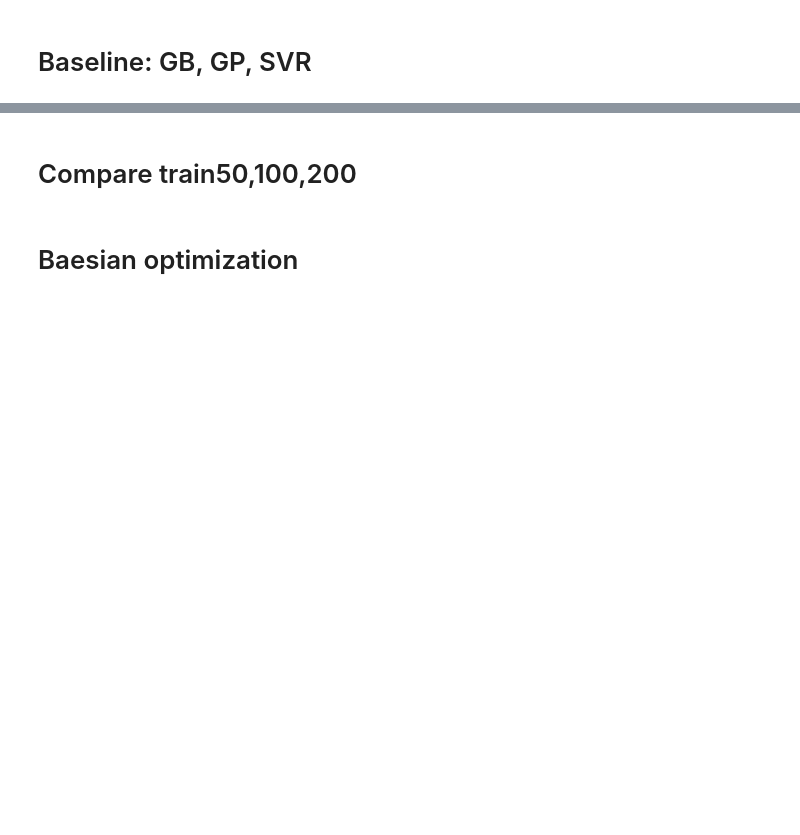
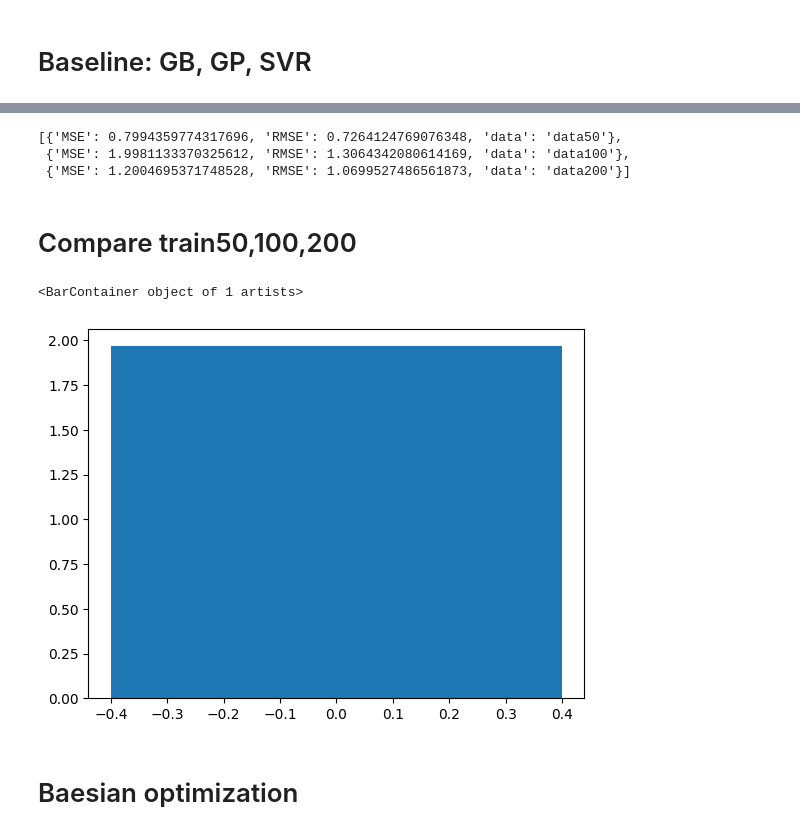
Before and after one commit to ernygati/masters_thesis_blockchain, a Jupyter notebook: diploma-optimal-blockchain.ipynb, the cells around one changed output, grey strips where cells are left out. Drawn from its saved outputs; the diff is of its cells as text; code cells hidden in the pictures; blank space fills up the shorter version.

```diff
--- a/diploma-optimal-blockchain.ipynb
+++ b/diploma-optimal-blockchain.ipynb
@@ -337,5 +364,16 @@ Best gpr MSE (test): 1.4549642128489677, RMSE: 1.1912563429084089
+# %%
+train_list
+# %% [output]
+[{'MSE': 0.7994359774317696, 'RMSE': 0.7264124769076348, 'data': 'data50'},
+ {'MSE': 1.9981133370325612, 'RMSE': 1.3064342080614169, 'data': 'data100'},
+ {'MSE': 1.2004695371748528, 'RMSE': 1.0699527486561873, 'data': 'data200'}]
 # %% [markdown]
 # Compare train50,100,200
+# %%
+plt.bar(range(0,1),res_svr_100["train"]["MSE"])
+# %% [output]
+<BarContainer object of 1 artists>
+[figure, added]
 # %%
 # import torch
 # import gpytorch
```
Also changed, not shown: parts of 8 cells of this notebook.
